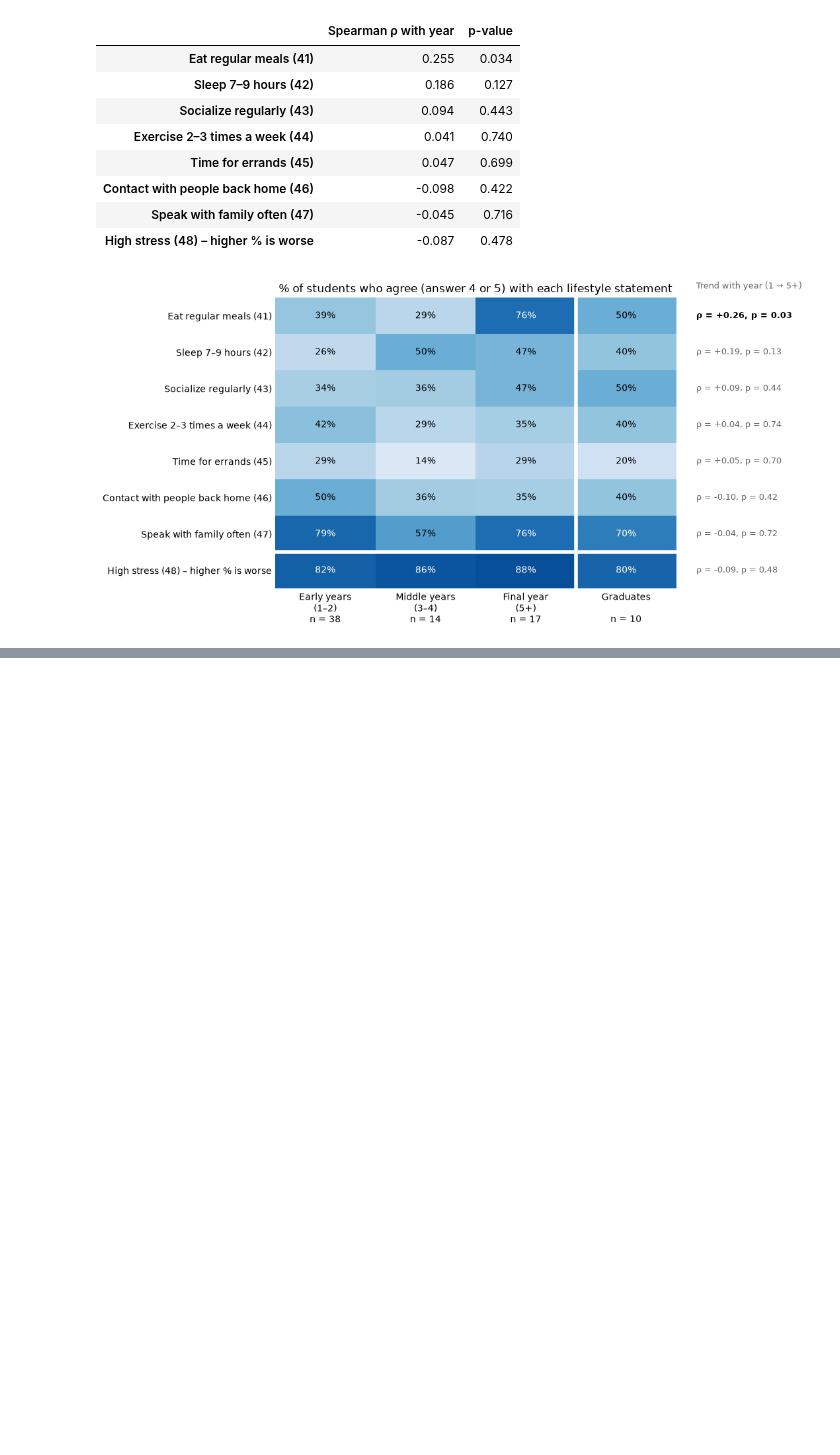
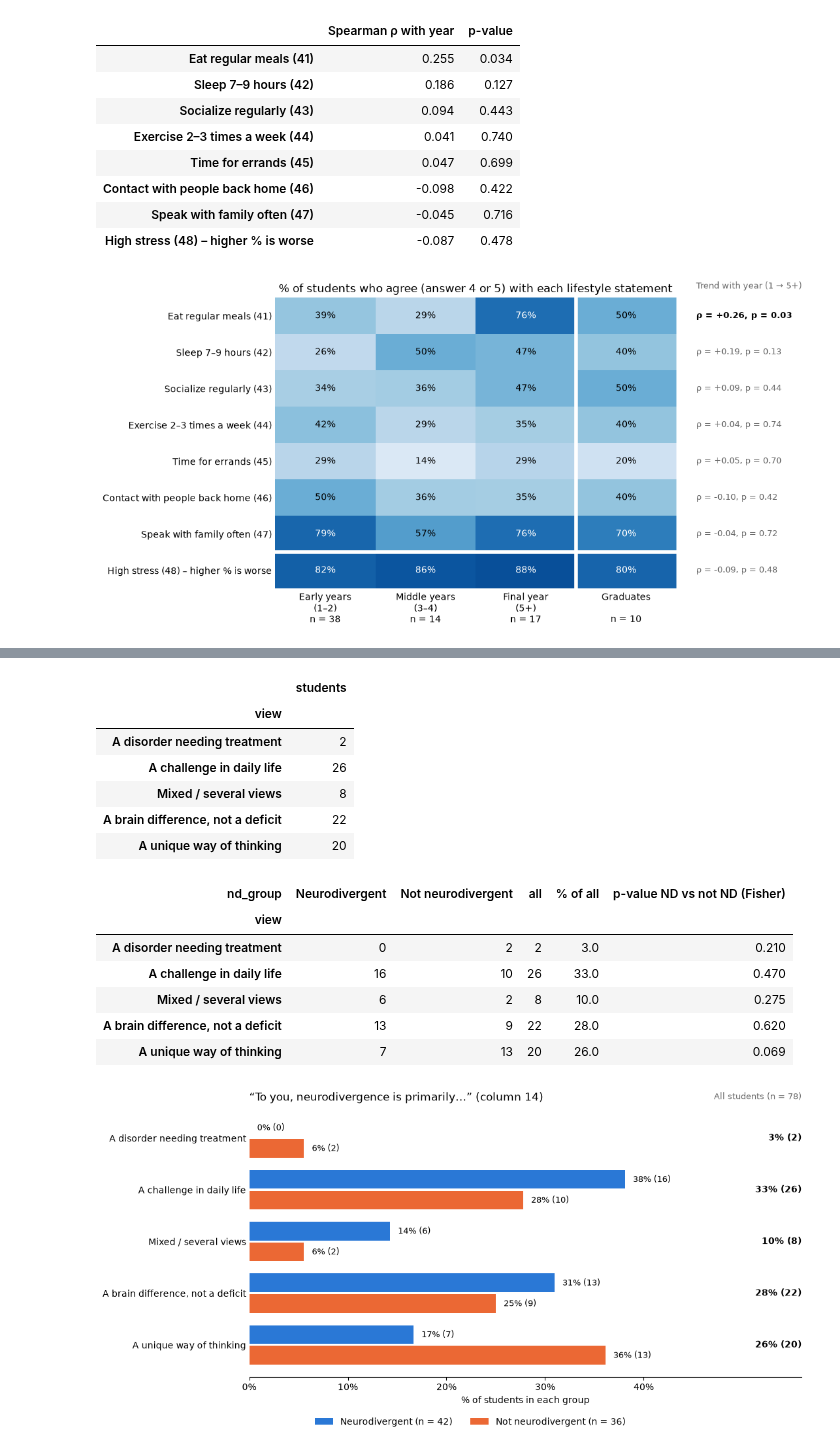
Before and after one commit to CarlaOnate/data-analysis-mental-health-veterinary-medicine-thesis, a Jupyter notebook: eba.ipynb, the cells around one changed output, grey strips where cells are left out. Saved outputs shown, nothing was run; the diff lists cells and outputs as text; code cells hidden in the pictures; blank space fills up the shorter version.

```diff
--- a/eba.ipynb
+++ b/eba.ipynb
@@ -748,25 +1051,42 @@ df["view"] = df["14"].where(df["14"].isin(VIEW_ORDER) | df["14"].isna(), "Mixed
 display(df.loc[df["view"] == "Mixed / several views", "14"].to_frame("free-text answers coded as 'Mixed / several views'"))
 display(df["view"].value_counts().reindex(VIEW_ORDER).to_frame("students"))
 
-# Column 10 is multi-select: one True/False column per condition. A student who ticked 3 conditions appears in 3 rows.
-cond = df["10"].str.get_dummies(sep=";").astype(bool)
-cond.columns = cond.columns.str.split(" – ").str[0]
-# Conditions with fewer than 5 students are pooled so that no row rests on 1–3 people
-SMALL = ["Bipolar Disorder", "Sensory Processing Differences (SPD)", "APD", "BPD", "Dyspraxia / DCD"]
-cond["Other conditions"] = cond[SMALL].any(axis=1)
-cond["No condition ticked"] = df["10"].isna()  # left column 10 empty
-cond = cond.drop(columns=SMALL + ["None"])  # "None" was only ticked together with "Not sure"
+answered = df.dropna(subset=["view"])
+GROUPS = [("Neurodivergent", ND_COLOR), ("Not neurodivergent", NON_ND_COLOR)]
+view_counts = pd.crosstab(answered["view"], answered["nd_group"]).reindex(index=VIEW_ORDER, columns=[g for g, _ in GROUPS])
+view_share = view_counts / view_counts.sum()
+# Fisher's exact test for each answer: is it chosen more often by one group than the other?
+view_p = {view: stats.fisher_exact([view_counts.loc[view], view_counts.sum() - view_counts.loc[view]]).pvalue
+          for view in VIEW_ORDER}
+display(view_counts.assign(all=view_counts.sum(axis=1),
+                           **{"% of all": (view_counts.sum(axis=1) / len(answered) * 100).round(0),
+                              "p-value ND vs not ND (Fisher)": pd.Series(view_p).round(3)}))
 
-COND_ORDER = ["ADHD", "Anxiety Disorder", "Depression Disorder", "ASD", "Dyslexia", "PTSD", "OCD",
-              "Other conditions", "Not sure", "No condition ticked"]
-# One categorical color per condition, in fixed order; "Not sure" and "No condition ticked" stay grey
-COND_COLORS = ["#2a78d6", "#eb6834", "#1baf7a", "#eda100", "#e87ba4", "#008300", "#4a3aa7", "#e34948",
-               "#898781", "#c3c2b7"]
+fig, ax = plt.subplots(figsize=(11, 5.5))
+bar_h = 0.36
+for k, (group, color) in enumerate(GROUPS):
+    y = np.arange(len(VIEW_ORDER)) + (k - 0.5) * (bar_h + 0.04)
+    n_group = view_counts[group].sum()
+    ax.barh(y, view_share[group], height=bar_h, color=color, label=f"{group} (n = {n_group})")
+    for yi, share_i, n in zip(y, view_share[group], view_counts[group]):
+        ax.text(share_i + 0.008, yi, f"{share_i:.0%} ({n})", va="center", fontsize=9)
 
-# Long table: one row per (student, condition they ticked)
-long = (cond[COND_ORDER].join(df["view"]).dropna(subset=["view"])
-        .melt(id_vars="view", var_name="condition", value_name="ticked")
-        .query("ticked").drop(columns="ticked"))
-counts = pd.crosstab(long["condition"], long["view"]).reindex(index=COND_ORDER, columns=VIEW_ORDER, fill_value=0)
-share = counts.div(counts.sum(axis=1), axis=0)
-display(counts.assign(total=counts.sum(axis=1)))
+# Right-hand column: the whole sample together
+totals_all = view_counts.sum(axis=1)
+for i, n in enumerate(totals_all):
+    ax.text(0.56, i, f"{n / len(answered):.0%} ({n})", va="center", ha="right", fontsize=10, fontweight="bold")
+ax.text(0.56, -0.75, f"All students (n = {len(answered)})", ha="right", fontsize=9, color="dimgrey")
+
+ax.set_yticks(range(len(VIEW_ORDER)), VIEW_ORDER)
+ax.invert_yaxis()
+ax.set_xlim(0, 0.56)
+ax.set_xticks([0, 0.1, 0.2, 0.3, 0.4])
+ax.xaxis.set_major_formatter(plt.FuncFormatter(lambda x, _: f"{x:.0%}"))
+ax.set_xlabel("% of students in each group")
+ax.set_title("“To you, neurodivergence is primarily…” (column 14)", loc="left")
+ax.legend(ncol=2, loc="upper center", bbox_to_anchor=(0.4, -0.12), frameon=False)
+ax.spines[["top", "right", "left"]].set_visible(False)
+ax.tick_params(axis="y", length=0)
+plt.tight_layout()
+plt.show()
+# %% [output]
@@ -773,2 +1102,17 @@ display(counts.assign(total=counts.sum(axis=1)))
+|  | students |
+| view |  |
+| A disorder needing treatment | 2 |
+| A challenge in daily life | 26 |
+| Mixed / several views | 8 |
+| A brain difference, not a deficit | 22 |
+| A unique way of thinking | 20 |
+| nd_group | Neurodivergent | Not neurodivergent | all | % of all | p-value ND vs not ND (Fisher) |
+| view |  |  |  |  |  |
+| A disorder needing treatment | 0 | 2 | 2 | 3.0 | 0.210 |
+| A challenge in daily life | 16 | 10 | 26 | 33.0 | 0.470 |
+| Mixed / several views | 6 | 2 | 8 | 10.0 | 0.275 |
+| A brain difference, not a deficit | 13 | 9 | 22 | 28.0 | 0.620 |
+| A unique way of thinking | 7 | 13 | 20 | 26.0 | 0.069 |
+[figure, added]
 # %% [markdown]
 ### Answers by condition (100% stacked bars)
```
Also changed, not shown: parts of 50 cells of this notebook, 1 other file.
